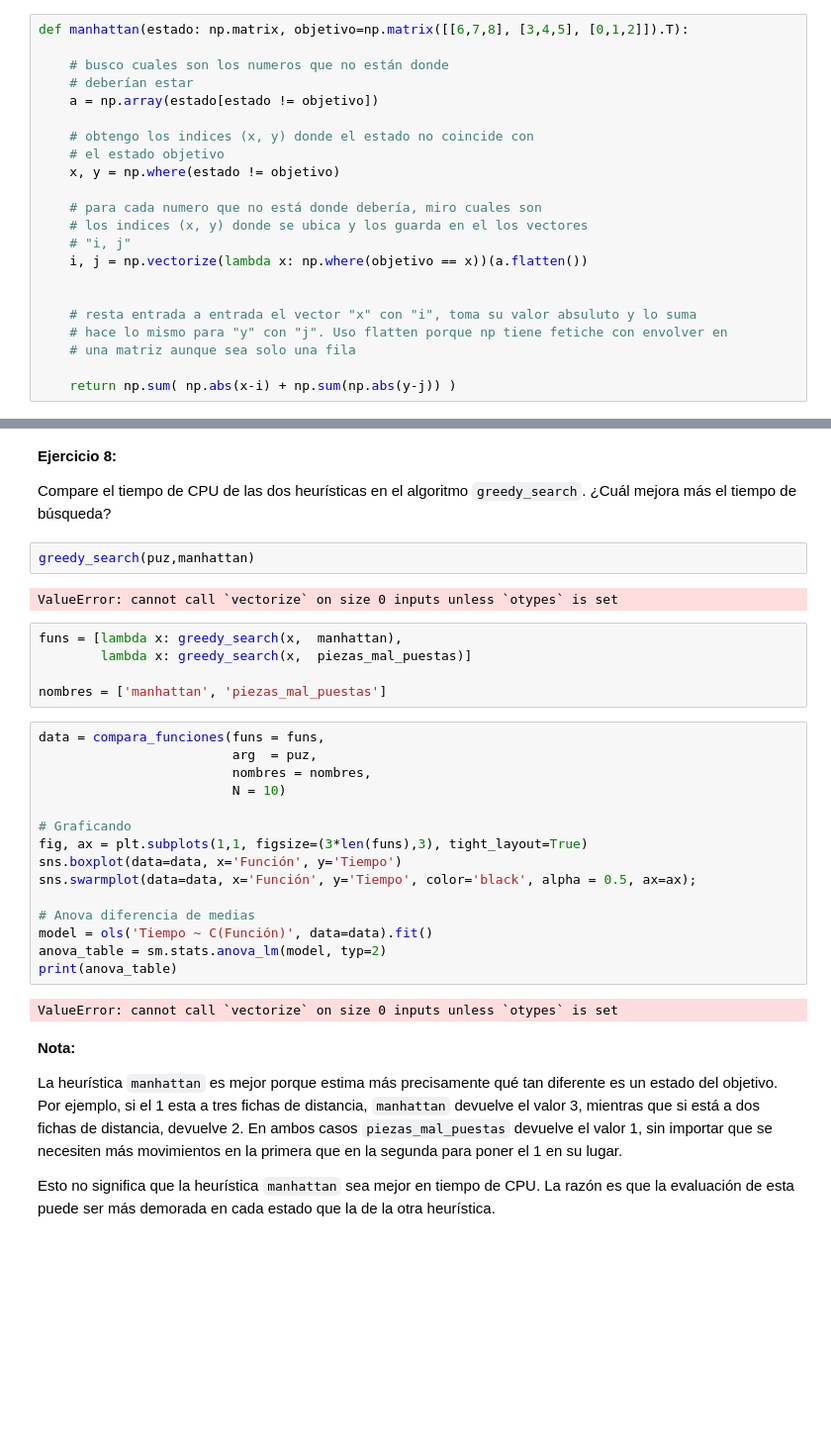
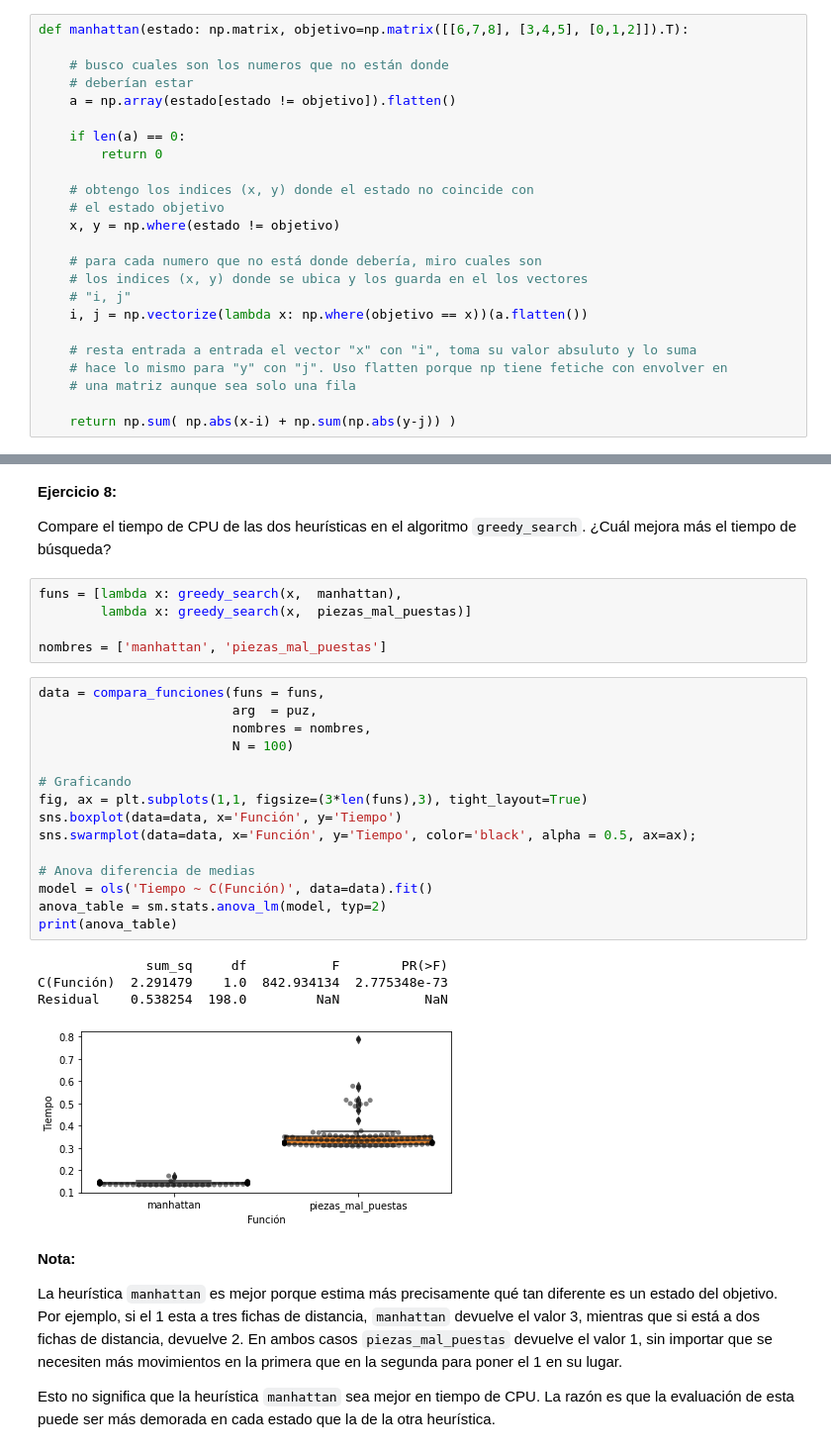
Before and after one commit to DaveAlsina/6toSemestre, a Jupyter notebook: ia/taller/notebook4/nb4.ipynb, the cells around one changed output, grey strips where cells are left out. Shown at 99% size. Drawn from its saved outputs; the diff is of its cells as text; blank space fills up the shorter version.

```diff
--- a/ia/taller/notebook4/nb4.ipynb
+++ b/ia/taller/notebook4/nb4.ipynb
@@ -475,7 +475,10 @@ def manhattan(estado: np.matrix, objetivo=np.matrix([[6,7,8], [3,4,5], [0,1,2]])
 
     # busco cuales son los numeros que no están donde
     # deberían estar
-    a = np.array(estado[estado != objetivo])
+    a = np.array(estado[estado != objetivo]).flatten()
+
+    if len(a) == 0:
+        return 0
 
     # obtengo los indices (x, y) donde el estado no coincide con
     # el estado objetivo
@@ -486,7 +489,6 @@ def manhattan(estado: np.matrix, objetivo=np.matrix([[6,7,8], [3,4,5], [0,1,2]])
     # "i, j"
     i, j = np.vectorize(lambda x: np.where(objetivo == x))(a.flatten())
 
-
     # resta entrada a entrada el vector "x" con "i", toma su valor absuluto y lo suma
     # hace lo mismo para "y" con "j". Uso flatten porque np tiene fetiche con envolver en
     # una matriz aunque sea solo una fila
@@ -545,10 +544,6 @@ Al ordenar los nodos explorados mediante una función heurística, lo que se bus
 **Ejercicio 8:**
 
 Compare el tiempo de CPU de las dos heurísticas en el algoritmo `greedy_search`. ¿Cuál mejora más el tiempo de búsqueda?
-# %%
-greedy_search(puz,manhattan)
-# %% [output]
-ValueError: cannot call `vectorize` on size 0 inputs unless `otypes` is set
 # %%
 funs = [lambda x: greedy_search(x,  manhattan),
         lambda x: greedy_search(x,  piezas_mal_puestas)]
@@ -557,20 +552,23 @@ nombres = ['manhattan', 'piezas_mal_puestas']
 # %%
 data = compara_funciones(funs = funs,
                          arg  = puz,
                          nombres = nombres,
-                         N = 10)
+                         N = 100)
 
 # Graficando
 fig, ax = plt.subplots(1,1, figsize=(3*len(funs),3), tight_layout=True)
 sns.boxplot(data=data, x='Función', y='Tiempo')
 sns.swarmplot(data=data, x='Función', y='Tiempo', color='black', alpha = 0.5, ax=ax);
 
 # Anova diferencia de medias
 model = ols('Tiempo ~ C(Función)', data=data).fit()
 anova_table = sm.stats.anova_lm(model, typ=2)
 print(anova_table)
 # %% [output]
-ValueError: cannot call `vectorize` on size 0 inputs unless `otypes` is set
+              sum_sq     df           F        PR(>F)
+C(Función)  2.291479    1.0  842.934134  2.775348e-73
+Residual    0.538254  198.0         NaN           NaN
+[figure, added]
 # %% [markdown]
 **Nota:**
 
```
Also changed, not shown: parts of 3 cells of this notebook.
